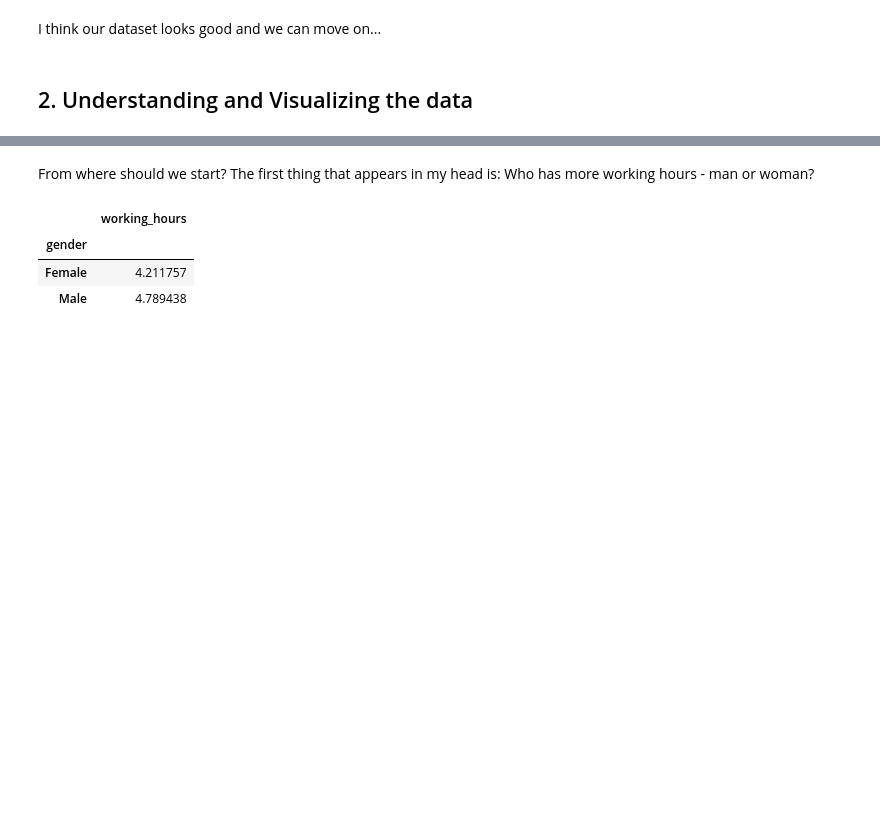
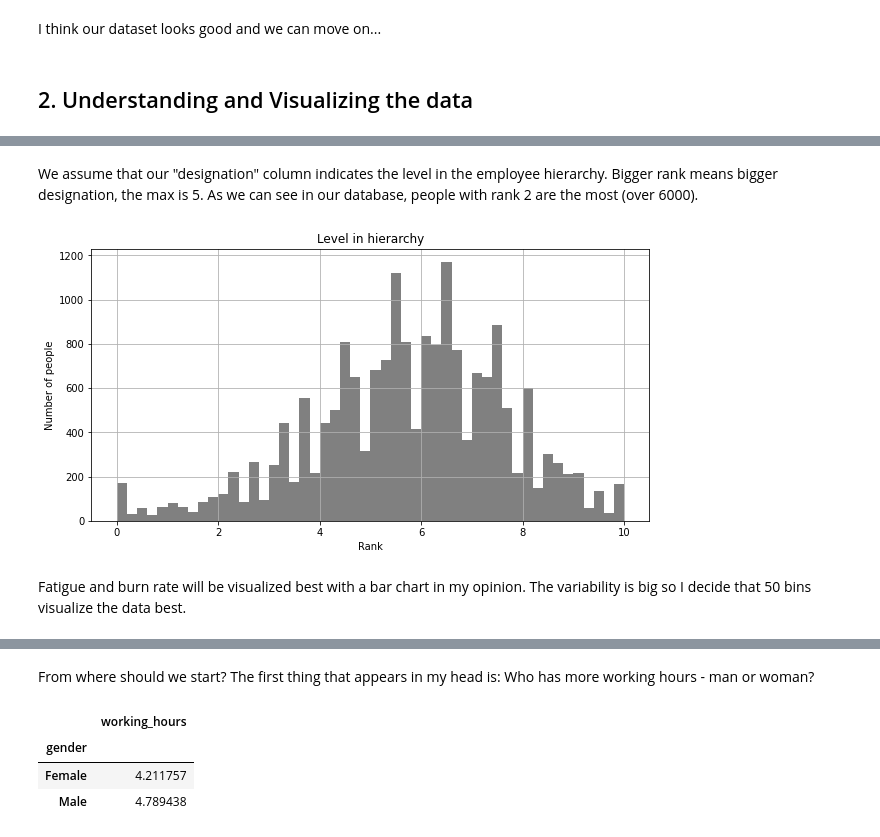
Before and after one commit to Vselenis/Data-Science-June-2022, a Jupyter notebook: Project/Project.ipynb, the cells around one changed output, grey strips where cells are left out. Saved outputs shown, nothing was run; the diff lists cells and outputs as text; code cells hidden in the pictures; blank space fills up the shorter version.

```diff
--- a/Project/Project.ipynb
+++ b/Project/Project.ipynb
@@ -197,0 +285,12 @@ I think our dataset looks good and we can move on...
+# %% [markdown]
+We assume that our "designation" column indicates the level in the employee hierarchy. Bigger rank means bigger designation, the max is 5. As we can see in our database, people with rank 2 are the most (over 6000).
+# %%
+employees_data.hist(column='fatigue',bins=50, figsize=(10,5), color='gray', alpha=1)
+plt.xlabel("Rank")
+plt.ylabel("Number of people")
+plt.title("Level in hierarchy")
+plt.show()
+# %% [output]
+[figure, added]
+# %% [markdown]
+Fatigue and burn rate will be visualized best with a bar chart in my opinion. The variability is big so I decide that 50 bins visualize the data best.
```
Also changed, not shown: parts of 32 cells of this notebook.
